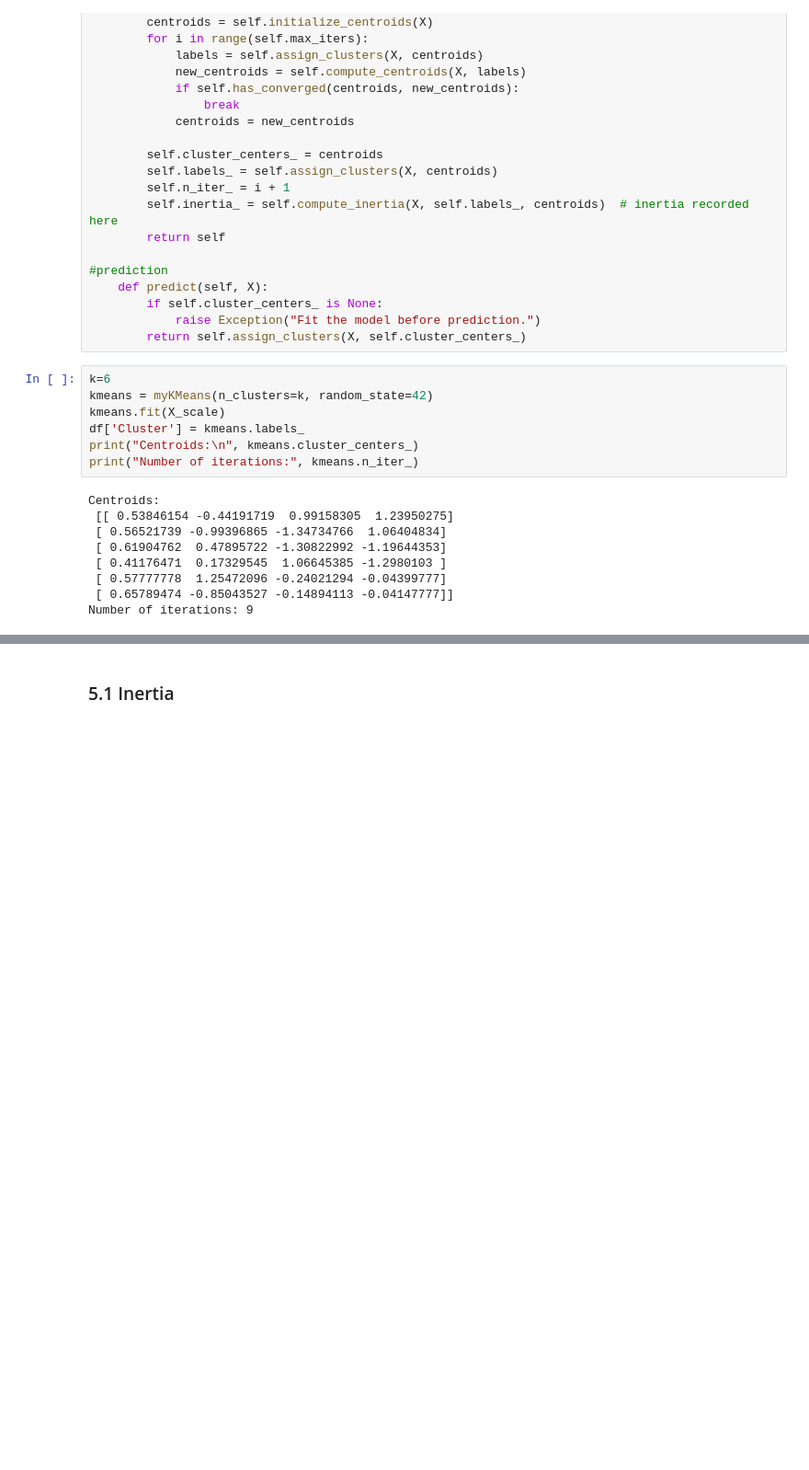
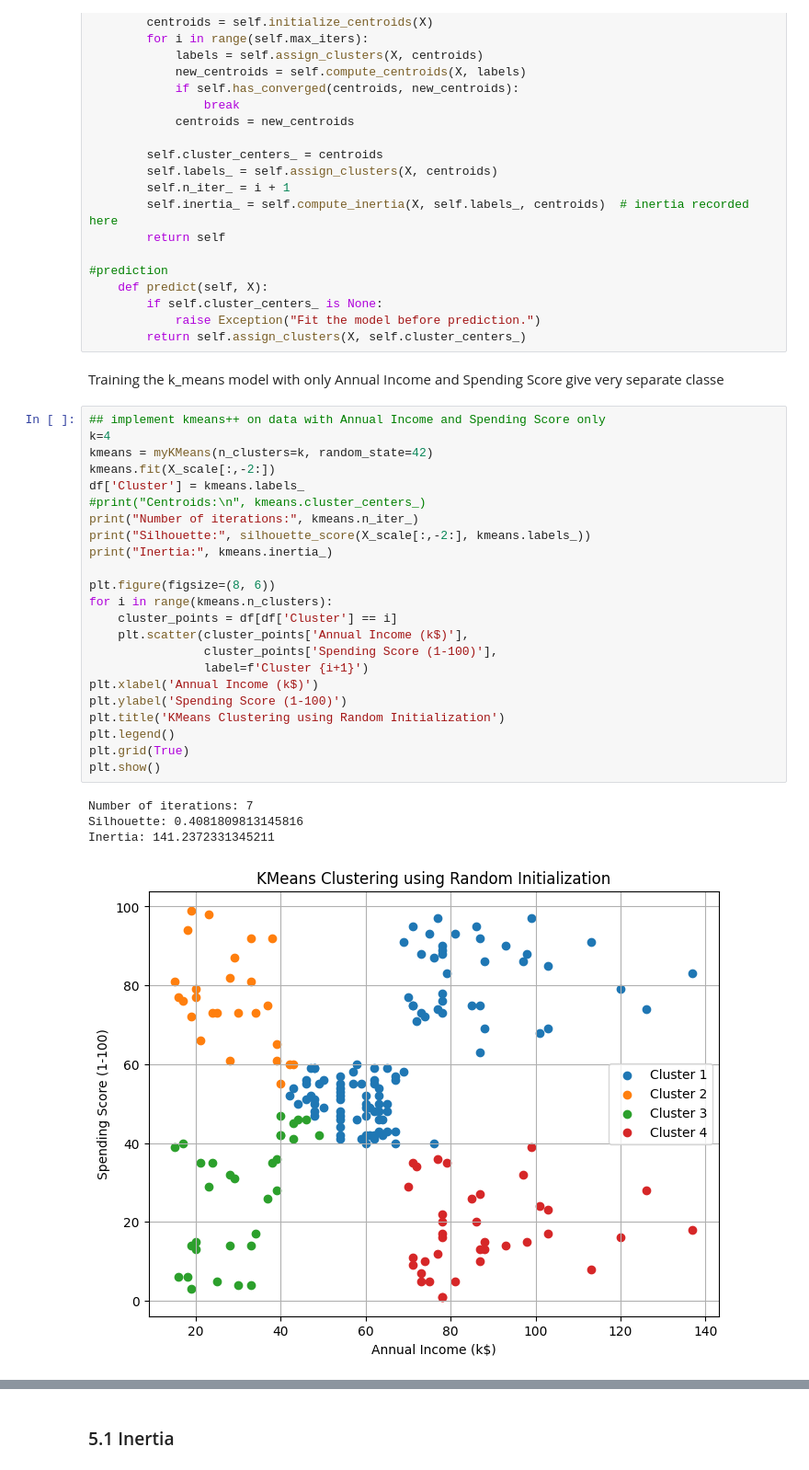
Before and after one commit to dany237/CLUSTERING-MALL-DATA, a Jupyter notebook: kmeans_clustering_student_notebook_.ipynb, the cells around one changed output, grey strips where cells are left out. Shown at 92% size. Drawn from its saved outputs; the diff is of its cells as text; blank space fills up the shorter version.

```diff
--- a/kmeans_clustering_student_notebook_.ipynb
+++ b/kmeans_clustering_student_notebook_.ipynb
@@ -208,20 +208,34 @@ class myKMeans:
         if self.cluster_centers_ is None:
             raise Exception("Fit the model before prediction.")
         return self.assign_clusters(X, self.cluster_centers_)
-# %%
-k=6
-kmeans = myKMeans(n_clusters=k, random_state=42)
-kmeans.fit(X_scale)
-df['Cluster'] = kmeans.labels_
-print("Centroids:\n", kmeans.cluster_centers_)
-print("Number of iterations:", kmeans.n_iter_)
-# %% [output]
-Centroids:
- [[ 0.53846154 -0.44191719  0.99158305  1.23950275]
- [ 0.56521739 -0.99396865 -1.34734766  1.06404834]
- [ 0.61904762  0.47895722 -1.30822992 -1.19644353]
- [ 0.41176471  0.17329545  1.06645385 -1.2980103 ]
- [ 0.57777778  1.25472096 -0.24021294 -0.04399777]
- [ 0.65789474 -0.85043527 -0.14894113 -0.04147777]]
-Number of iterations: 9
+# %% [markdown]
+Training the k_means model  with only Annual Income and Spending Score give very separate classe
+# %%
+## implement kmeans++ on data with Annual Income and Spending Score only
+k=4
+kmeans = myKMeans(n_clusters=k, random_state=42)
+kmeans.fit(X_scale[:,-2:])
+df['Cluster'] = kmeans.labels_
+#print("Centroids:\n", kmeans.cluster_centers_)
+print("Number of iterations:", kmeans.n_iter_)
+print("Silhouette:", silhouette_score(X_scale[:,-2:], kmeans.labels_))
+print("Inertia:", kmeans.inertia_)
+
+plt.figure(figsize=(8, 6))
+for i in range(kmeans.n_clusters):
+    cluster_points = df[df['Cluster'] == i]
+    plt.scatter(cluster_points['Annual Income (k$)'],
+                cluster_points['Spending Score (1-100)'],
+                label=f'Cluster {i+1}')
+plt.xlabel('Annual Income (k$)')
+plt.ylabel('Spending Score (1-100)')
+plt.title('KMeans Clustering using Random Initialization')
+plt.legend()
+plt.grid(True)
+plt.show()
+# %% [output]
+Number of iterations: 7
+Silhouette: 0.4081809813145816
+Inertia: 141.2372331345211
+[figure, added]
 # %%
```
Also changed, not shown: parts of 2 cells of this notebook.
